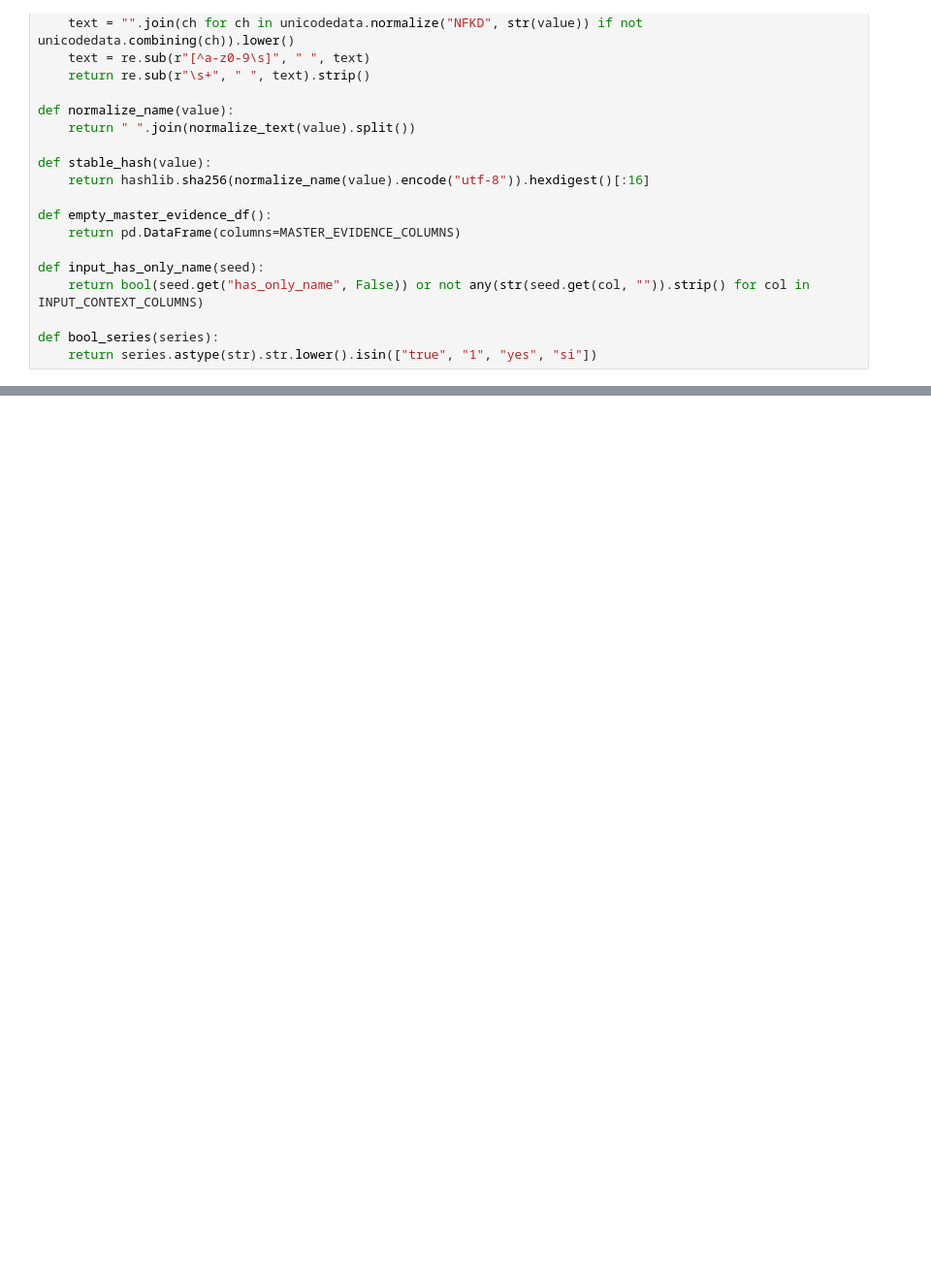
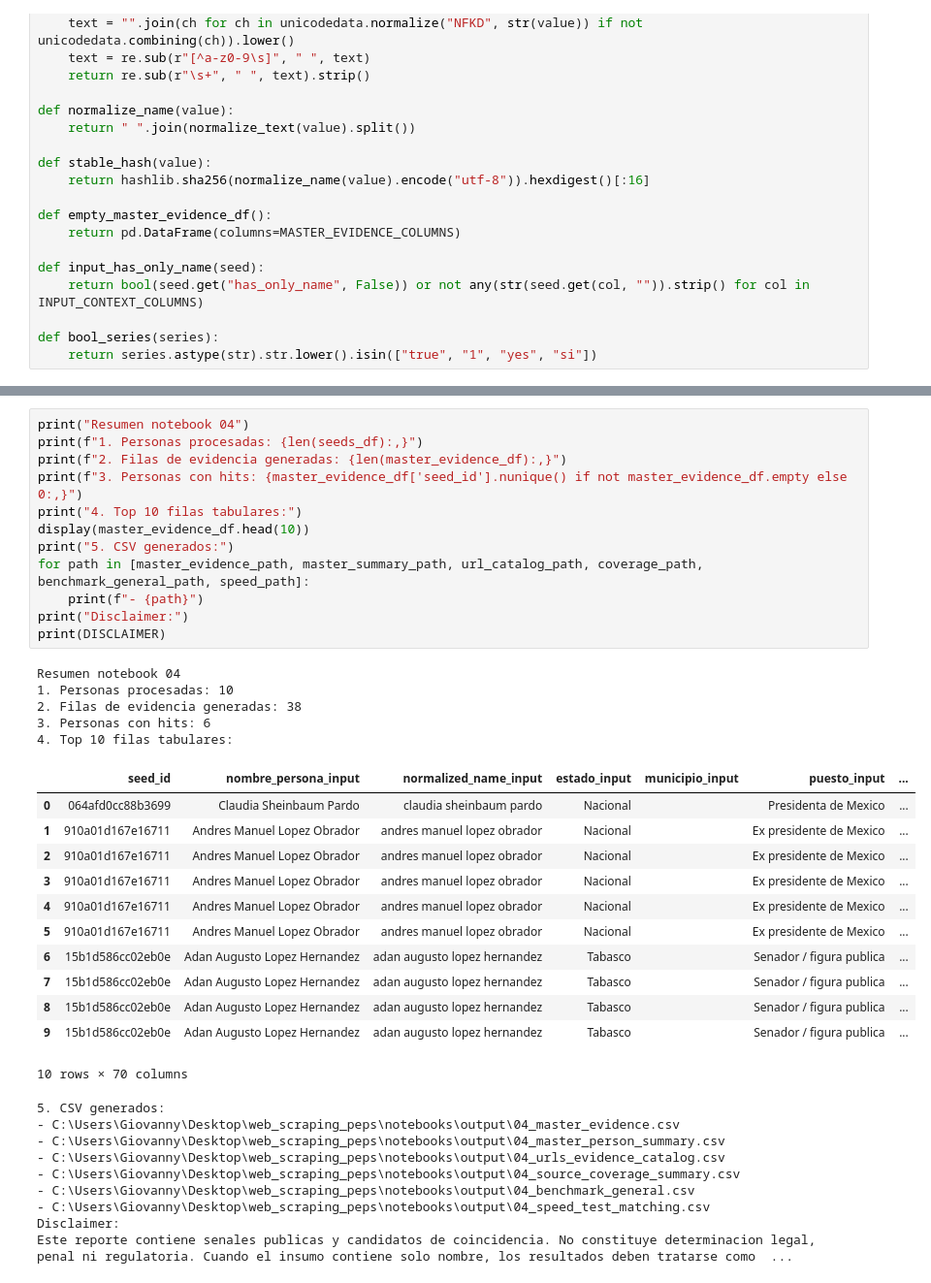
Before and after one commit to giovannyTorres/web_scraping_peps, a Jupyter notebook: notebooks/04_consolidacion_scoring_reporte_final.ipynb, the cells around one changed output, grey strips where cells are left out. Shown at 97% size. Saved outputs shown, nothing was run; the diff lists cells and outputs as text; blank space fills up the shorter version.

```diff
--- a/notebooks/04_consolidacion_scoring_reporte_final.ipynb
+++ b/notebooks/04_consolidacion_scoring_reporte_final.ipynb
@@ -345,0 +501,39 @@ display(speed_df)
+# %%
+print("Resumen notebook 04")
+print(f"1. Personas procesadas: {len(seeds_df):,}")
+print(f"2. Filas de evidencia generadas: {len(master_evidence_df):,}")
+print(f"3. Personas con hits: {master_evidence_df['seed_id'].nunique() if not master_evidence_df.empty else 0:,}")
+print("4. Top 10 filas tabulares:")
+display(master_evidence_df.head(10))
+print("5. CSV generados:")
+for path in [master_evidence_path, master_summary_path, url_catalog_path, coverage_path, benchmark_general_path, speed_path]:
+    print(f"- {path}")
+print("Disclaimer:")
+print(DISCLAIMER)
+# %% [output]
+Resumen notebook 04
+1. Personas procesadas: 10
+2. Filas de evidencia generadas: 38
+3. Personas con hits: 6
+4. Top 10 filas tabulares:
+|  | seed_id | nombre_persona_input | normalized_name_input | estado_input | municipio_input | puesto_input | ... |
+| 0 | 064afd0cc88b3699 | Claudia Sheinbaum Pardo | claudia sheinbaum pardo | Nacional |  | Presidenta de Mexico | ... |
+| 1 | 910a01d167e16711 | Andres Manuel Lopez Obrador | andres manuel lopez obrador | Nacional |  | Ex presidente de Mexico | ... |
+| 2 | 910a01d167e16711 | Andres Manuel Lopez Obrador | andres manuel lopez obrador | Nacional |  | Ex presidente de Mexico | ... |
+| 3 | 910a01d167e16711 | Andres Manuel Lopez Obrador | andres manuel lopez obrador | Nacional |  | Ex presidente de Mexico | ... |
+| 4 | 910a01d167e16711 | Andres Manuel Lopez Obrador | andres manuel lopez obrador | Nacional |  | Ex presidente de Mexico | ... |
+| 5 | 910a01d167e16711 | Andres Manuel Lopez Obrador | andres manuel lopez obrador | Nacional |  | Ex presidente de Mexico | ... |
+| 6 | 15b1d586cc02eb0e | Adan Augusto Lopez Hernandez | adan augusto lopez hernandez | Tabasco |  | Senador / figura publica | ... |
+| 7 | 15b1d586cc02eb0e | Adan Augusto Lopez Hernandez | adan augusto lopez hernandez | Tabasco |  | Senador / figura publica | ... |
+| 8 | 15b1d586cc02eb0e | Adan Augusto Lopez Hernandez | adan augusto lopez hernandez | Tabasco |  | Senador / figura publica | ... |
+| 9 | 15b1d586cc02eb0e | Adan Augusto Lopez Hernandez | adan augusto lopez hernandez | Tabasco |  | Senador / figura publica | ... |
+10 rows × 70 columns
+5. CSV generados:
+- C:\Users\Giovanny\Desktop\web_scraping_peps\notebooks\output\04_master_evidence.csv
+- C:\Users\Giovanny\Desktop\web_scraping_peps\notebooks\output\04_master_person_summary.csv
+- C:\Users\Giovanny\Desktop\web_scraping_peps\notebooks\output\04_urls_evidence_catalog.csv
+- C:\Users\Giovanny\Desktop\web_scraping_peps\notebooks\output\04_source_coverage_summary.csv
+- C:\Users\Giovanny\Desktop\web_scraping_peps\notebooks\output\04_benchmark_general.csv
+- C:\Users\Giovanny\Desktop\web_scraping_peps\notebooks\output\04_speed_test_matching.csv
+Disclaimer:
+Este reporte contiene senales publicas y candidatos de coincidencia. No constituye determinacion legal, penal ni regulatoria. Cuando el insumo contiene solo nombre, los resultados deben tratarse como  ...
```
Also changed, not shown: parts of 9 cells of this notebook, 39 other files.
